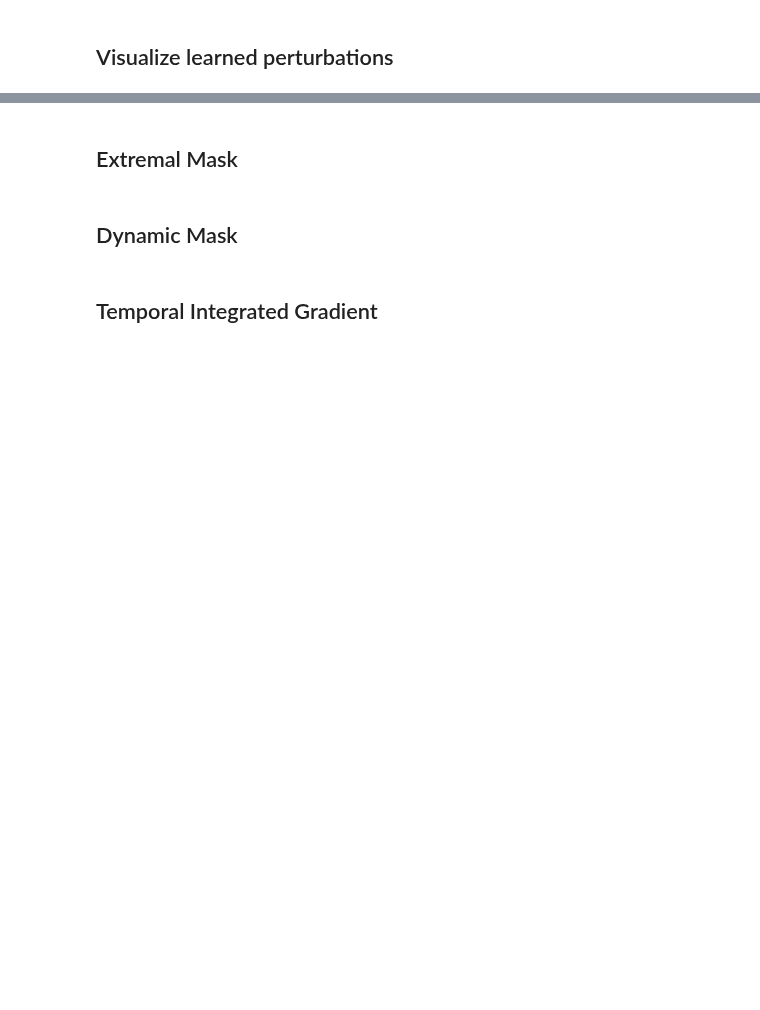
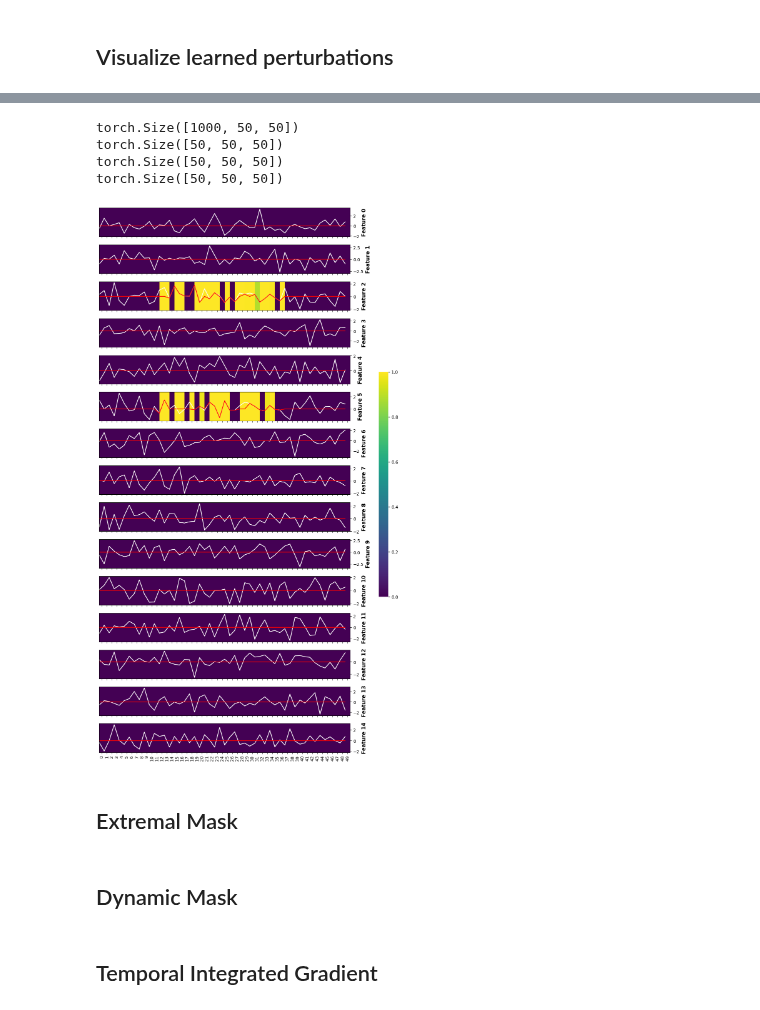
Before and after one commit to anonymous8293/factai, a Jupyter notebook: experiments/hmm/visualization.ipynb, the cells around one changed output, grey strips where cells are left out. Drawn from its saved outputs; the diff is of its cells as text; code cells hidden in the pictures; blank space fills up the shorter version.

Commit message:
feat: correctly visualize saliency maps for arma

```diff
--- a/experiments/hmm/visualization.ipynb
+++ b/experiments/hmm/visualization.ipynb
@@ -26,8 +26,7 @@ seed_everything(seed=SEED, workers=True)
 Seed set to 42
 42
 # %%
-
 arma = Arma()
 arma.download()  # This method generates the dataset
-inputs = arma.preprocess()["x"]
-true_saliency = arma.true_saliency(dim=1)
+inputs_arma = arma.preprocess()["x"]
+true_saliency_arma = arma.true_saliency(dim=1)
@@ -391,19 +373,35 @@ plot_saliency(
+# %%
+arma_batch = inputs_arma[0:50]
 # %%
 # batch_size = extremal_mask_net.net.batch_size
-batch_size = x.size()[0]
+batch_size = arma_batch.size()[0]
 batch_idx = 1
+baseline = th.zeros_like(arma_batch)
 
-mask = extremal_mask_net.net.mask
+mask = extremal_mask_net_arma.net.mask
 print(mask.size())
 mask = mask[batch_size * batch_idx : batch_size * (batch_idx + 1)]
 
 mask = mask.clamp(0, 1)
-mask = mask[:, : x.shape[1], ...]
-print(x.size())
+mask = mask[:, : arma_batch.shape[1], ...]
+print(arma_batch.size())
 print(mask.size())
 print(baseline.size())
-x1 = x * mask + baseline * (1.0 - mask)
-x2 = x * (1.0 - mask) + baseline * mask
+x1_arma = arma_batch * mask + baseline * (1.0 - mask)
+x2_arma = arma_batch * (1.0 - mask) + baseline * mask
+# %% [output]
+torch.Size([1000, 50, 50])
+torch.Size([50, 50, 50])
+torch.Size([50, 50, 50])
+torch.Size([50, 50, 50])
+# %%
+FROM = 15
+TO = 30
+plot_saliency(
+    arma_batch[0].T[FROM:TO], x1_arma[0].T[FROM:TO], extremal_attr_arma[0].T[FROM:TO]
+)
+# %% [output]
+[figure, added]
 # %%
 FROM = 0
 TO = 20
```
Also changed, not shown: parts of 34 cells of this notebook.
